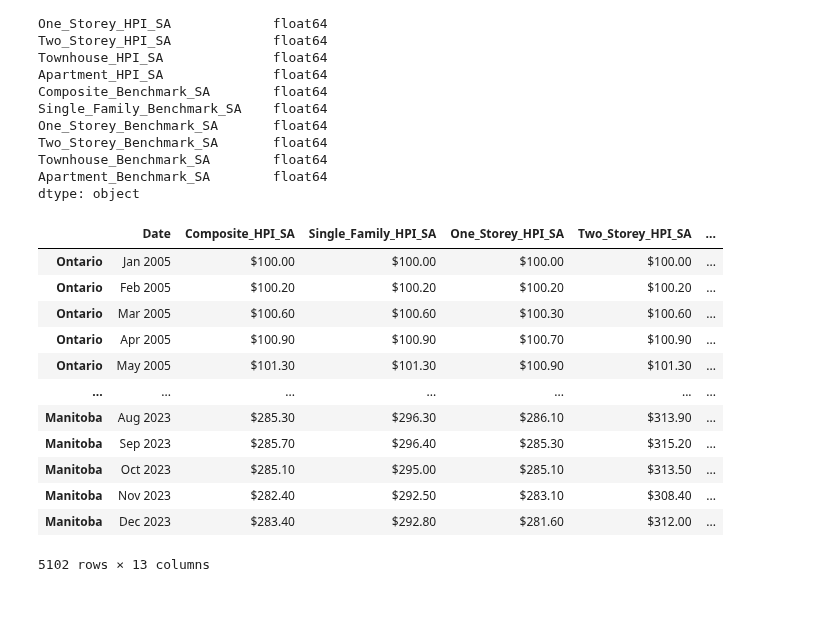
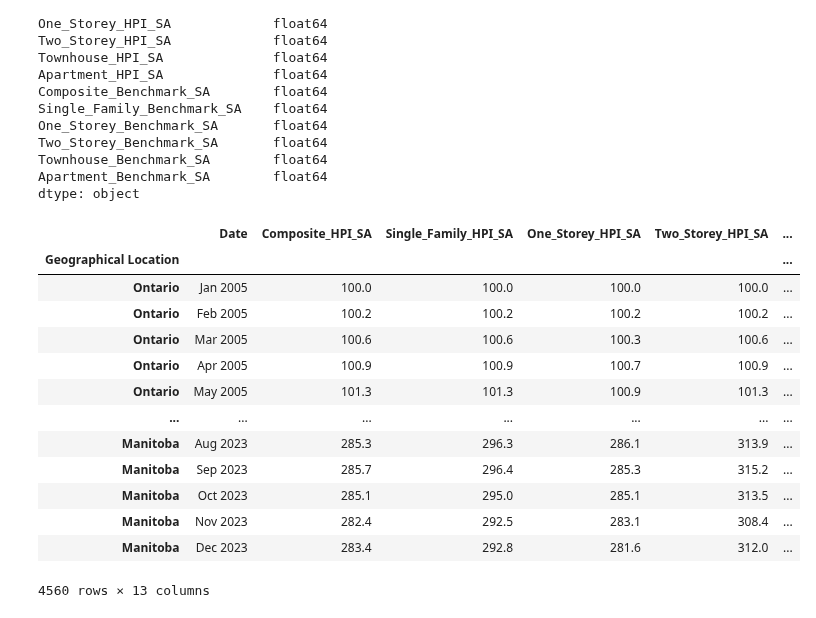
Before and after one commit to JasleenShergill/Covid-s-Effect-on-Real-Estate, a Jupyter notebook: realestate.ipynb, the cells around one changed output. Drawn from its saved outputs; the diff is of its cells as text; code cells hidden in the pictures.

```diff
--- a/realestate.ipynb
+++ b/realestate.ipynb
@@ -52,16 +52,15 @@ victoria_df = pd.read_csv(victoria_csv)
 winnipeg_df = pd.read_csv(winnipeg_csv)
 # %%
 # removing NA values from the dataset
-ontario_df.dropna()
-saskatoon_df.dropna()
+ontario_df= ontario_df.dropna()
+saskatoon_df=saskatoon_df.dropna()
 aggregrate_df = aggregrate_df.dropna()
 bancroft_df = bancroft_df.dropna()
 barrie_df = barrie_df.dropna()
 calgary_df = calgary_df.dropna()
 cambridge_df = cambridge_df.dropna()
-chiiliwach_df = chilliwack_df.dropna()
+chilliwack_df = chilliwack_df.dropna()
 edmonton_df = edmonton_df.dropna()
-chilliwack_df=chilliwack_df.dropna()
 greater_vancouver_df = greater_vancouver_df.dropna()
 grey_bruce_owen_sound_df = grey_bruce_owen_sound_df.dropna()
 guelph_df = guelph_df.dropna()
@@ -103,8 +118,8 @@ val_cam = "Ontario"
 cambridge_df["Geographical Location"] = val_cam
 # --------------------------------------------
 # ------------------------------------------
-val_chilliwack = "Vancouver"
-chiiliwach_df["Geographical Location"] = val_chilliwack
+val_c = "Vancouver"
+chilliwack_df["Geographical Location"] = val_c
 # --------------------------------------------
 # ------------------------------------------
 val_edm = "Alberta"
@@ -180,7 +179,7 @@ bancroft_df.set_index("Geographical Location", inplace=True)
 barrie_df.set_index("Geographical Location", inplace=True)
 calgary_df.set_index("Geographical Location", inplace=True)
 cambridge_df.set_index("Geographical Location", inplace=True)
-chiiliwach_df.set_index("Geographical Location", inplace=True)
+chilliwack_df.set_index("Geographical Location", inplace=True)
 edmonton_df.set_index("Geographical Location", inplace=True)
 greater_vancouver_df.set_index("Geographical Location", inplace=True)
 grey_bruce_owen_sound_df.set_index("Geographical Location", inplace=True)
@@ -254,35 +255,36 @@ dtype: object
 # %%
 # # data formatting
 # Index(['Date', 'Composite_HPI_SA', 'Single_Family_HPI_SA', 'One_Storey_HPI_SA','Two_Storey_HPI_SA', 'Townhouse_HPI_SA', 'Apartment_HPI_SA','Composite_Benchmark_SA', 'Single_Family_Benchmark_SA','One_Storey_Benchmark_SA', 'Two_Storey_Benchmark_SA', 'Townhouse_Benchmark_SA', 'Apartment_Benchmark_SA'],
 #       dtype='object')
 
 concat_df[['Composite_HPI_SA', 'Single_Family_HPI_SA',
             'One_Storey_HPI_SA','Two_Storey_HPI_SA',
             'Townhouse_HPI_SA', 'Apartment_HPI_SA','Composite_Benchmark_SA',
             'Single_Family_Benchmark_SA','One_Storey_Benchmark_SA',
             'Two_Storey_Benchmark_SA', 'Townhouse_Benchmark_SA',
             'Apartment_Benchmark_SA']] = concat_df[['Composite_HPI_SA', 'Single_Family_HPI_SA',
                                                     'One_Storey_HPI_SA','Two_Storey_HPI_SA',
                                                       'Townhouse_HPI_SA', 'Apartment_HPI_SA','Composite_Benchmark_SA',
                                                       'Single_Family_Benchmark_SA','One_Storey_Benchmark_SA',
                                                         'Two_Storey_Benchmark_SA', 'Townhouse_Benchmark_SA',
-                                                        'Apartment_Benchmark_SA']].astype(float).map("${:,.2f}".format)
+                                                        'Apartment_Benchmark_SA']].astype(float)
 
 concat_df
 # %% [output]
 |  | Date | Composite_HPI_SA | Single_Family_HPI_SA | One_Storey_HPI_SA | Two_Storey_HPI_SA | ... |
-| Ontario | Jan 2005 | $100.00 | $100.00 | $100.00 | $100.00 | ... |
-| Ontario | Feb 2005 | $100.20 | $100.20 | $100.20 | $100.20 | ... |
-| Ontario | Mar 2005 | $100.60 | $100.60 | $100.30 | $100.60 | ... |
-| Ontario | Apr 2005 | $100.90 | $100.90 | $100.70 | $100.90 | ... |
-| Ontario | May 2005 | $101.30 | $101.30 | $100.90 | $101.30 | ... |
+| Geographical Location |  |  |  |  |  | ... |
+| Ontario | Jan 2005 | 100.0 | 100.0 | 100.0 | 100.0 | ... |
+| Ontario | Feb 2005 | 100.2 | 100.2 | 100.2 | 100.2 | ... |
+| Ontario | Mar 2005 | 100.6 | 100.6 | 100.3 | 100.6 | ... |
+| Ontario | Apr 2005 | 100.9 | 100.9 | 100.7 | 100.9 | ... |
+| Ontario | May 2005 | 101.3 | 101.3 | 100.9 | 101.3 | ... |
 | ... | ... | ... | ... | ... | ... | ... |
-| Manitoba | Aug 2023 | $285.30 | $296.30 | $286.10 | $313.90 | ... |
-| Manitoba | Sep 2023 | $285.70 | $296.40 | $285.30 | $315.20 | ... |
-| Manitoba | Oct 2023 | $285.10 | $295.00 | $285.10 | $313.50 | ... |
-| Manitoba | Nov 2023 | $282.40 | $292.50 | $283.10 | $308.40 | ... |
-| Manitoba | Dec 2023 | $283.40 | $292.80 | $281.60 | $312.00 | ... |
+| Manitoba | Aug 2023 | 285.3 | 296.3 | 286.1 | 313.9 | ... |
+| Manitoba | Sep 2023 | 285.7 | 296.4 | 285.3 | 315.2 | ... |
+| Manitoba | Oct 2023 | 285.1 | 295.0 | 285.1 | 313.5 | ... |
+| Manitoba | Nov 2023 | 282.4 | 292.5 | 283.1 | 308.4 | ... |
+| Manitoba | Dec 2023 | 283.4 | 292.8 | 281.6 | 312.0 | ... |
-5102 rows × 13 columns
+4560 rows × 13 columns
 # %%
 # renaming columns
 
```
Also changed, not shown: parts of 11 cells of this notebook, 1 other file.
